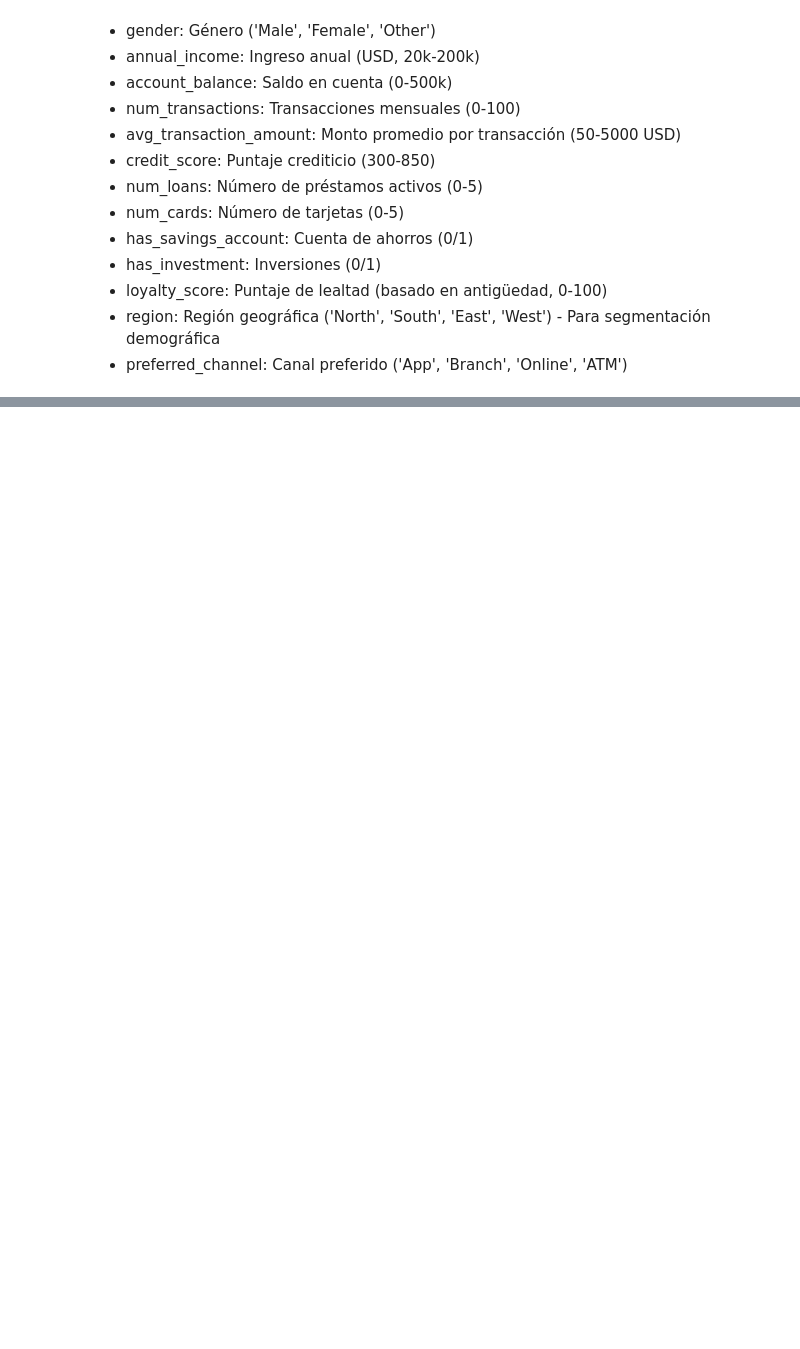
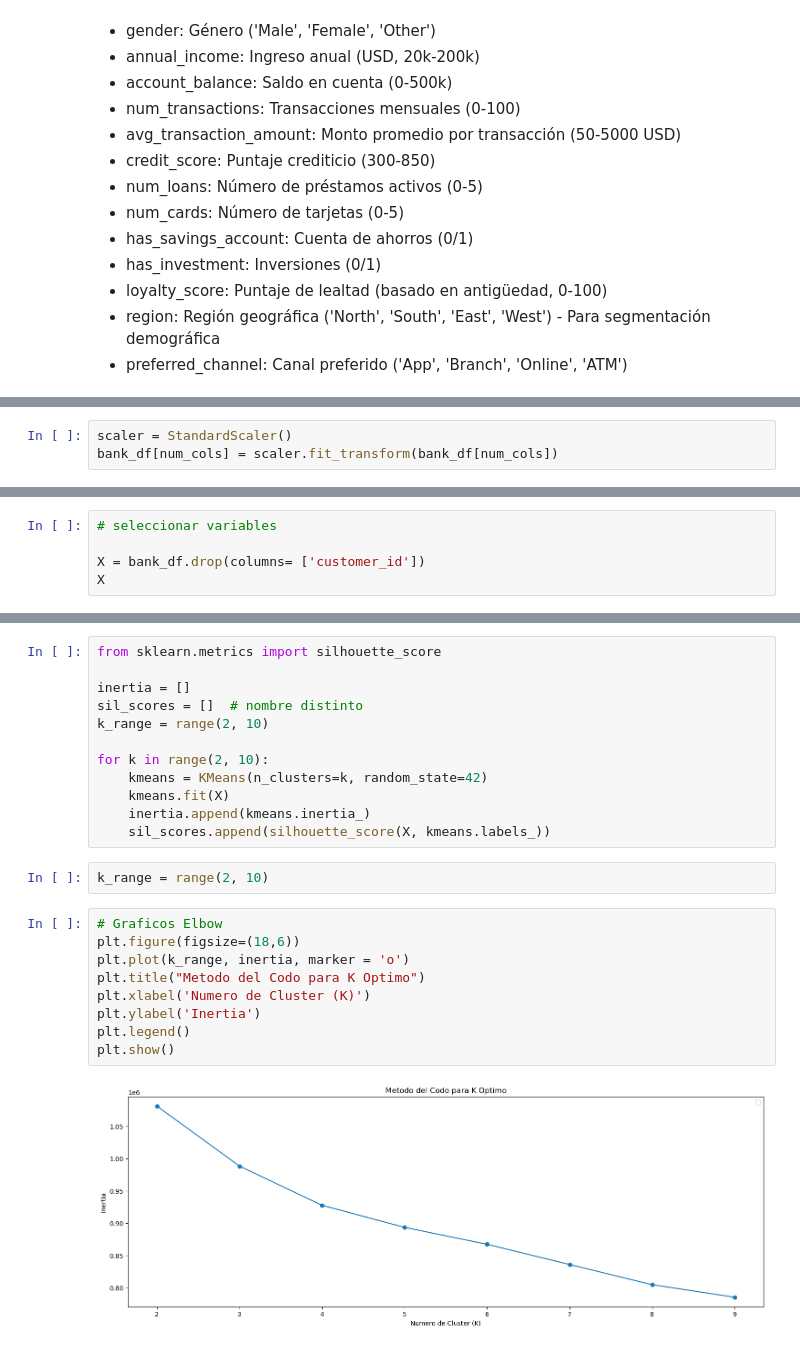
Before and after one commit to narencastellon/Python, a Jupyter notebook: curso_sector_bancario/segmentacio_clientes.ipynb, the cells around one changed output, grey strips where cells are left out. Saved outputs shown, nothing was run; the diff lists cells and outputs as text; blank space fills up the shorter version.

```diff
--- a/curso_sector_bancario/segmentacio_clientes.ipynb
+++ b/curso_sector_bancario/segmentacio_clientes.ipynb
@@ -58,0 +209,3 @@ Variables clave para clustering por comportamiento:
+# %%
+scaler = StandardScaler()
+bank_df[num_cols] = scaler.fit_transform(bank_df[num_cols])
@@ -58,0 +228,5 @@ Variables clave para clustering por comportamiento:
+# %%
+# seleccionar variables
+
+X = bank_df.drop(columns= ['customer_id'])
+X
@@ -58,0 +247,25 @@ Variables clave para clustering por comportamiento:
+# %%
+from sklearn.metrics import silhouette_score
+
+inertia = []
+sil_scores = []  # nombre distinto
+k_range = range(2, 10)
+
+for k in range(2, 10):
+    kmeans = KMeans(n_clusters=k, random_state=42)
+    kmeans.fit(X)
+    inertia.append(kmeans.inertia_)
+    sil_scores.append(silhouette_score(X, kmeans.labels_))
+# %%
+k_range = range(2, 10)
+# %%
+# Graficos Elbow
+plt.figure(figsize=(18,6))
+plt.plot(k_range, inertia, marker = 'o')
+plt.title("Metodo del Codo para K Optimo")
+plt.xlabel('Numero de Cluster (K)')
+plt.ylabel('Inertia')
+plt.legend()
+plt.show()
+# %% [output]
+[figure, added]
```
Also changed, not shown: parts of 25 cells of this notebook, 9 other files.
